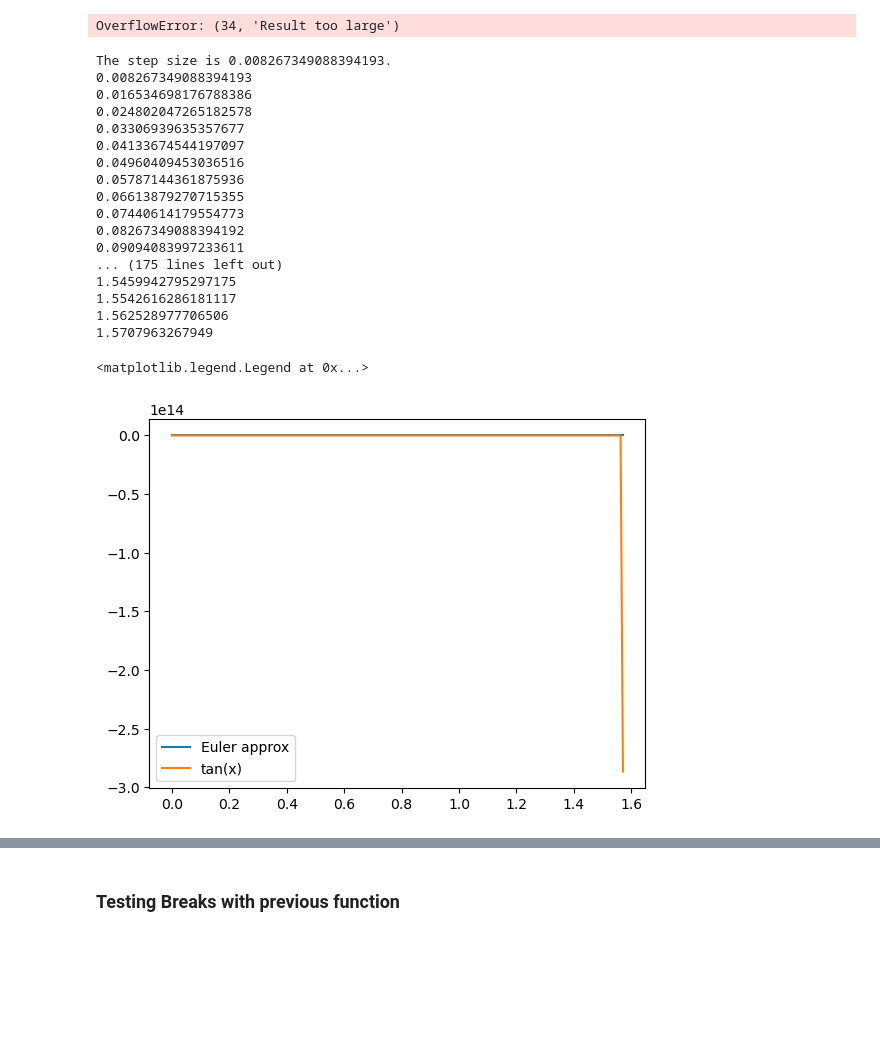
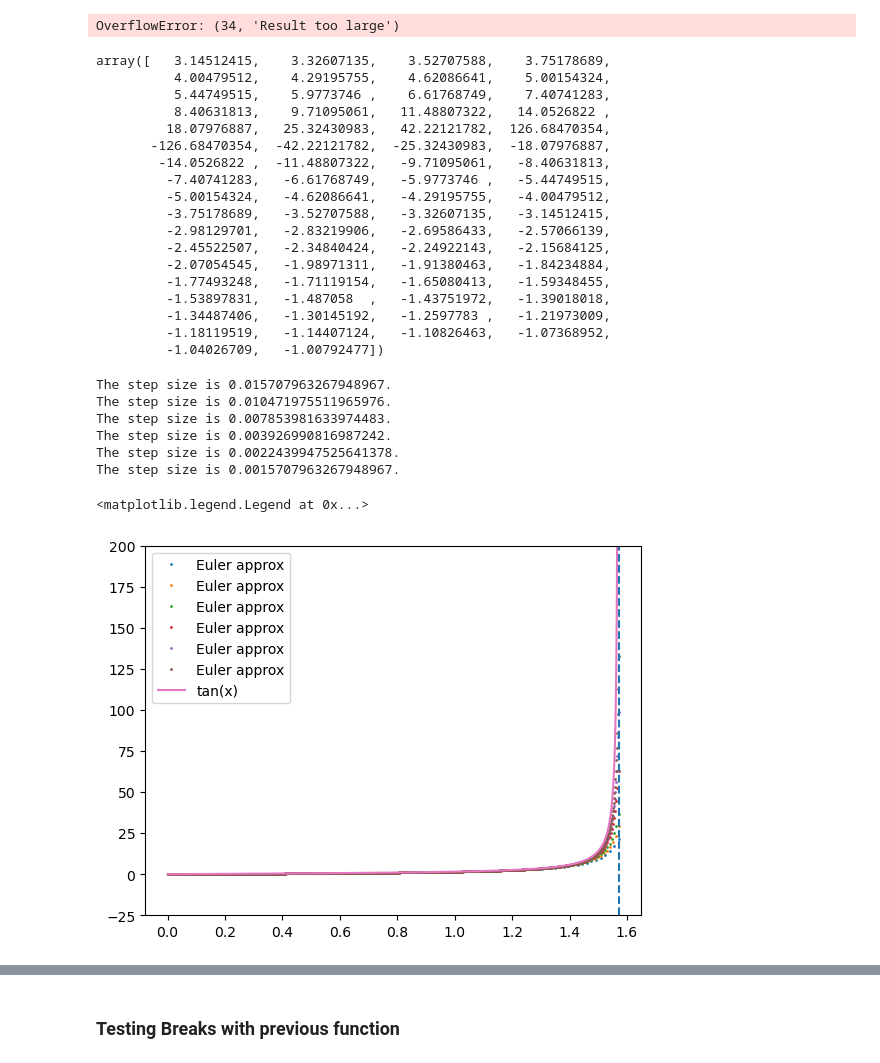
Before and after one commit to kparrine/Computational_Astro, a Jupyter notebook: C3/C3.ipynb, the cells around one changed output, grey strips where cells are left out. Drawn from its saved outputs; the diff is of its cells as text; code cells hidden in the pictures; blank space fills up the shorter version.

```diff
--- a/C3/C3.ipynb
+++ b/C3/C3.ipynb
@@ -95,10 +95,8 @@ The step size is 0.015.
 # %% [markdown]
 ## Q1b
 # %%
-x_vals, y_vals = E_Method(xi=0,xf=2,yi=0,steps=100,xprnt=True) #this breaks because the value of y gets way too large
-plt.plot(x_vals,y_vals,label="Euler approx")
-plt.plot(x_vals,np.tan(x_vals),label = "tan(x)")
-plt.legend()
+E_Method(xi=0,xf=2,yi=0,steps=100,xprnt=True) #this breaks because the value of y gets way too large
+#Euler can go past pi/2 though.
 # %% [output]
 The step size is 0.02.
 0.02
@@ -118,28 +116,47 @@ The step size is 0.02.
 1.8000000000000012
 1.8200000000000012
 OverflowError: (34, 'Result too large')
+# %%
+y = np.tan(x)
+y[80:150]
+# %% [output]
+array([   3.14512415,    3.32607135,    3.52707588,    3.75178689,
+          4.00479512,    4.29195755,    4.62086641,    5.00154324,
+          5.44749515,    5.9773746 ,    6.61768749,    7.40741283,
+          8.40631813,    9.71095061,   11.48807322,   14.0526822 ,
+         18.07976887,   25.32430983,   42.22121782,  126.68470354,
+       -126.68470354,  -42.22121782,  -25.32430983,  -18.07976887,
+        -14.0526822 ,  -11.48807322,   -9.71095061,   -8.40631813,
+         -7.40741283,   -6.61768749,   -5.9773746 ,   -5.44749515,
+         -5.00154324,   -4.62086641,   -4.29195755,   -4.00479512,
+         -3.75178689,   -3.52707588,   -3.32607135,   -3.14512415,
+         -2.98129701,   -2.83219906,   -2.69586433,   -2.57066139,
+         -2.45522507,   -2.34840424,   -2.24922143,   -2.15684125,
+         -2.07054545,   -1.98971311,   -1.91380463,   -1.84234884,
+         -1.77493248,   -1.71119154,   -1.65080413,   -1.59348455,
+         -1.53897831,   -1.487058  ,   -1.43751972,   -1.39018018,
+         -1.34487406,   -1.30145192,   -1.2597783 ,   -1.21973009,
+         -1.18119519,   -1.14407124,   -1.10826463,   -1.07368952,
+         -1.04026709,   -1.00792477])
 # %%
-x_vals, y_vals = E_Method(xi=0,xf=np.pi/2,yi=0,steps=190,xprnt=True) #this breaks because the value of y gets way too large
-plt.plot(x_vals,y_vals, label="Euler approx")
+steps_list = [100,150,200,400,700,1000] #this is to show that Euler will behave at pi/2
+
+for i in steps_list:
+    #print(i)
+    x_vals, y_vals = E_Method(xi=0,xf=np.pi/2,yi=0,steps=i)
+    plt.plot(x_vals,y_vals, "o",markersize=1, label="Euler approx")
+
 plt.plot(x_vals,np.tan(x_vals),label = "tan(x)")
+plt.axvline(np.pi/2,linestyle="--")
+plt.ylim(-25,200)
+
 plt.legend()
 # %% [output]
-The step size is 0.008267349088394193.
-0.008267349088394193
-0.016534698176788386
-0.024802047265182578
-0.03306939635357677
-0.04133674544197097
-0.04960409453036516
-0.05787144361875936
-0.06613879270715355
-0.07440614179554773
-0.08267349088394192
-0.09094083997233611
-... (175 lines left out)
-1.5459942795297175
-1.5542616286181117
-1.562528977706506
-1.5707963267949
+The step size is 0.015707963267948967.
+The step size is 0.010471975511965976.
+The step size is 0.007853981633974483.
+The step size is 0.003926990816987242.
+The step size is 0.0022439947525641378.
+The step size is 0.0015707963267948967.
 <matplotlib.legend.Legend at 0x...>
-[figure, old version]
+[figure, new version]
```
Also changed, not shown: parts of 16 cells of this notebook.
